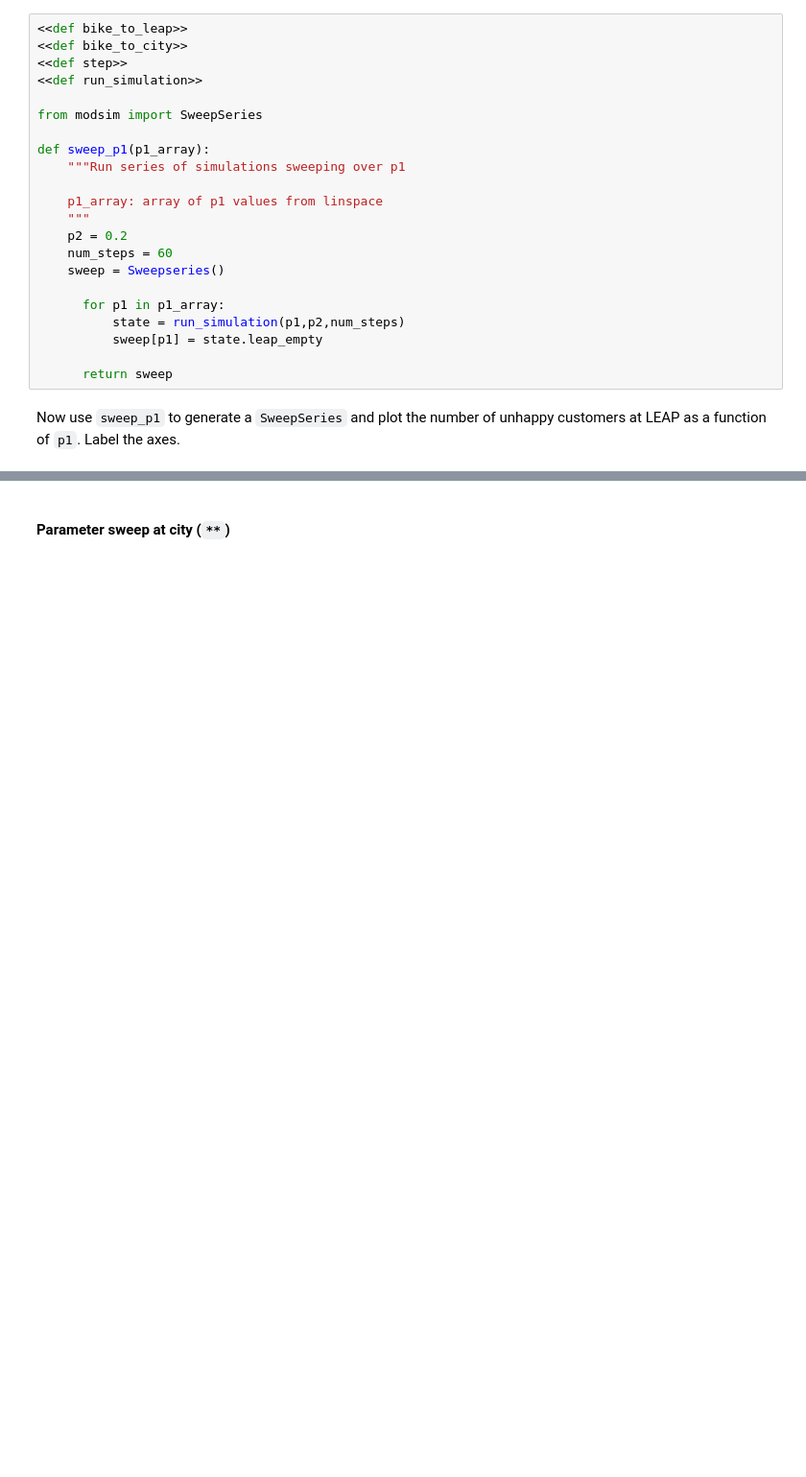
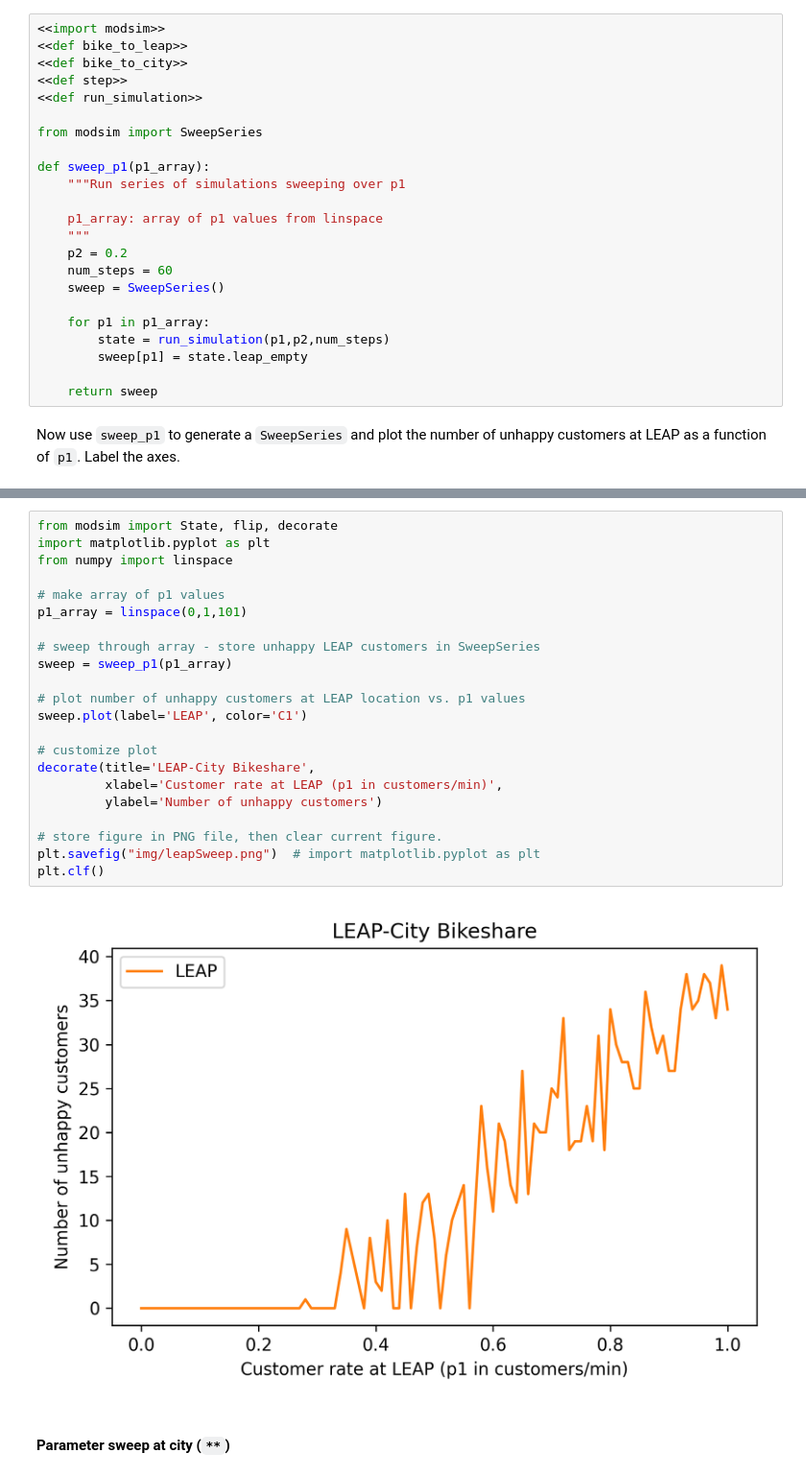
Before and after one commit to birkenkrahe/mod23, a Jupyter notebook: ipynb/4_exercise.ipynb, the cells around one changed output, grey strips where cells are left out. Shown: that part at 96% size. Saved outputs shown, nothing was run; the diff lists cells and outputs as text; blank space fills up the shorter version.

```diff
--- a/ipynb/4_exercise.ipynb
+++ b/ipynb/4_exercise.ipynb
@@ -71,6 +71,7 @@ The simulation result is a `State` object that represents the final
 state of the system, including the performance metrics (unhappy
 customers, or `state.leap_empty` for `p1`.).
 # %%
+<<import modsim>>
 <<def bike_to_leap>>
 <<def bike_to_city>>
 <<def step>>
@@ -85,13 +86,13 @@ def sweep_p1(p1_array):
     """
     p2 = 0.2
     num_steps = 60
-    sweep = Sweepseries()
+    sweep = SweepSeries()
 
-      for p1 in p1_array:
-          state = run_simulation(p1,p2,num_steps)
-          sweep[p1] = state.leap_empty
+    for p1 in p1_array:
+        state = run_simulation(p1,p2,num_steps)
+        sweep[p1] = state.leap_empty
 
-      return sweep
+    return sweep
 # %% [markdown]
 Now use `sweep_p1` to generate a `SweepSeries` and plot the number of
 unhappy customers at LEAP as a function of `p1`. Label the axes.
@@ -102,3 +99,27 @@ sweep.plot(label='LEAP', color='C1')
+# %%
+from modsim import State, flip, decorate
+import matplotlib.pyplot as plt
+from numpy import linspace
+
+# make array of p1 values
+p1_array = linspace(0,1,101)
+
+# sweep through array - store unhappy LEAP customers in SweepSeries
+sweep = sweep_p1(p1_array)
+
+# plot number of unhappy customers at LEAP location vs. p1 values
+sweep.plot(label='LEAP', color='C1')
+
+# customize plot
+decorate(title='LEAP-City Bikeshare',
+         xlabel='Customer rate at LEAP (p1 in customers/min)',
+         ylabel='Number of unhappy customers')
+
+# store figure in PNG file, then clear current figure.
+plt.savefig("img/leapSweep.png")  # import matplotlib.pyplot as plt
+plt.clf()
+# %% [output]
+[figure, added]
 # %% [markdown]
 #### Parameter sweep at city (`**`)
 # %% [markdown]
```
Also changed, not shown: parts of 5 cells of this notebook, 2 other files.
